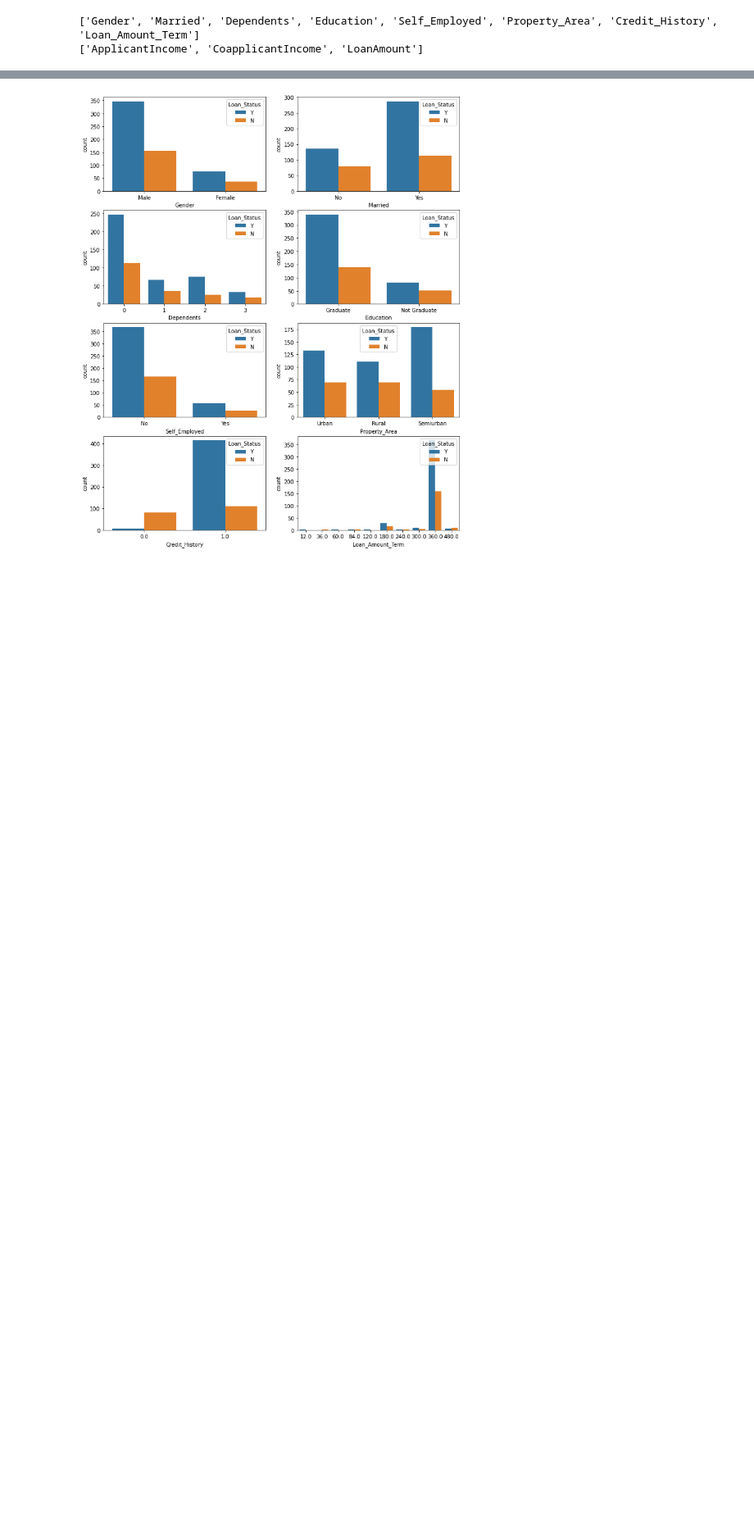
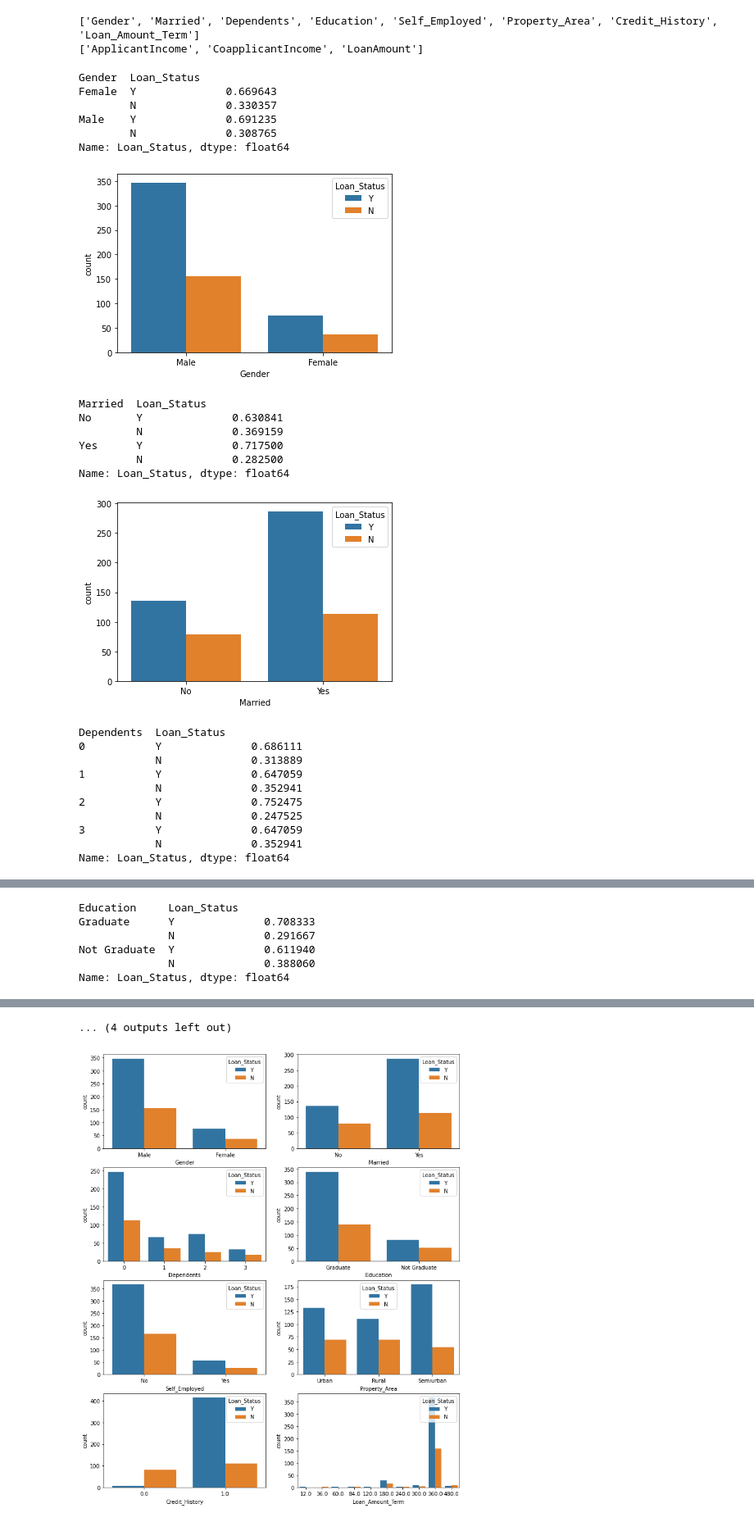
Before and after one commit to sk1930/Projects, a Jupyter notebook: Loan Application Status Prediction.ipynb, the cells around one changed output, grey strips where cells are left out. Shown at 82% size. Drawn from its saved outputs; the diff is of its cells as text; code cells hidden in the pictures; blank space fills up the shorter version.

```diff
--- a/Loan Application Status Prediction.ipynb
+++ b/Loan Application Status Prediction.ipynb
@@ -370,3 +392,35 @@ print(numerical_columns)
 # %% [output]
 ['Gender', 'Married', 'Dependents', 'Education', 'Self_Employed', 'Property_Area', 'Credit_History', 'Loan_Amount_Term']
 ['ApplicantIncome', 'CoapplicantIncome', 'LoanAmount']
+# %%
+#fig,axes = plt.subplots(4,2,figsize=(12,15))
+for cat_col in categorical_columns:
+    print(df.groupby(cat_col)['Loan_Status'].value_counts(normalize=True))
+    #row,col = idx//2,idx%2
+    sns.countplot(x=cat_col,data=df,hue='Loan_Status')
+    plt.show()
+# %% [output]
+Gender  Loan_Status
+Female  Y              0.669643
+        N              0.330357
+Male    Y              0.691235
+        N              0.308765
+Name: Loan_Status, dtype: float64
+[figure, added]
+Married  Loan_Status
+No       Y              0.630841
+         N              0.369159
+Yes      Y              0.717500
+         N              0.282500
+Name: Loan_Status, dtype: float64
+[figure, added]
+Dependents  Loan_Status
+0           Y              0.686111
+            N              0.313889
+1           Y              0.647059
+            N              0.352941
+2           Y              0.752475
+            N              0.247525
+3           Y              0.647059
+            N              0.352941
+Name: Loan_Status, dtype: float64
@@ -372,0 +428,6 @@ print(numerical_columns)
+Education     Loan_Status
+Graduate      Y              0.708333
+              N              0.291667
+Not Graduate  Y              0.611940
+              N              0.388060
+Name: Loan_Status, dtype: float64
@@ -373,3 +451,4 @@ print(numerical_columns)
+... (4 outputs left out)
 # %%
 fig,axes = plt.subplots(4,2,figsize=(12,15))
 for idx,cat_col in enumerate(categorical_columns):
```
Also changed, not shown: parts of 52 cells of this notebook, 1 other file.
